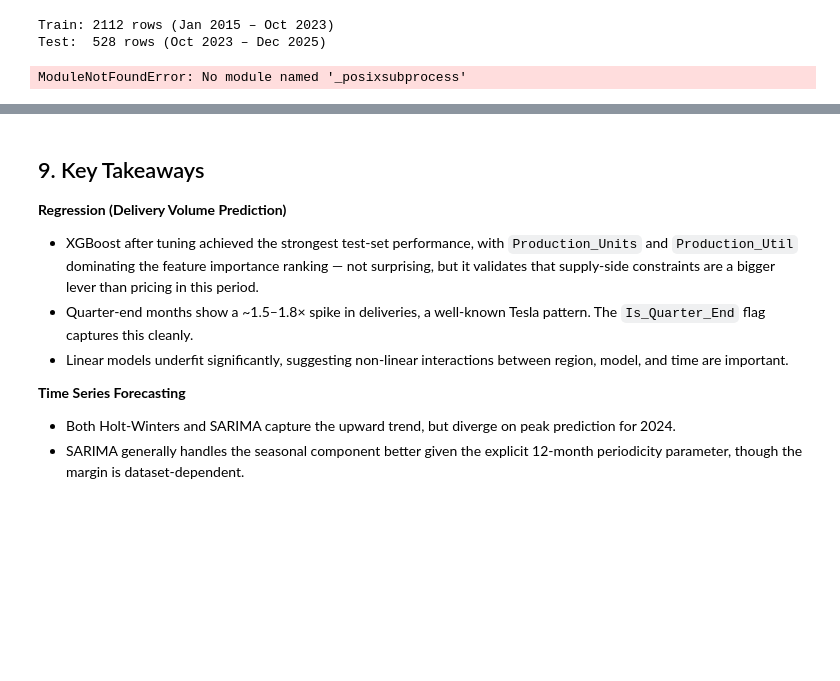
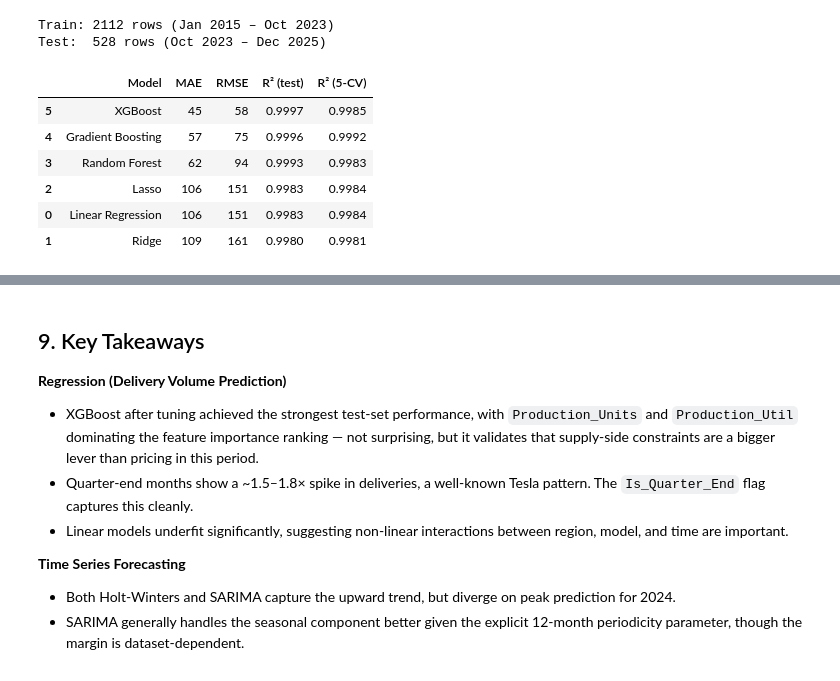
Before and after one commit to autadegayatri/Celebal_CEI_Assignments, a Jupyter notebook: week2_Gayatri_Autade.ipynb, the cells around one changed output, grey strips where cells are left out. Cells and saved outputs as stored; diff of their text form; code cells hidden in the pictures; blank space fills up the shorter version.

```diff
--- a/week2_Gayatri_Autade.ipynb
+++ b/week2_Gayatri_Autade.ipynb
@@ -317,7 +317,7 @@ def evaluate(name, model, X_tr, y_tr, X_te, y_te):
     rmse = np.sqrt(mean_squared_error(y_te, preds))
     r2   = r2_score(y_te, preds)
     cv   = cross_val_score(model, X_tr, y_tr, cv=5,
-                           scoring="r2", n_jobs=-1).mean()
+                           scoring="r2").mean()
     return {"Model": name, "MAE": mae, "RMSE": rmse, "R² (test)": r2, "R² (5-CV)": cv}
 
 results = []
@@ -325,34 +325,40 @@ results = []
 results.append(evaluate("Linear Regression",
     Pipeline([("scaler", StandardScaler()), ("reg", LinearRegression())]),
     X_train, y_train, X_test, y_test))
 
 results.append(evaluate("Ridge",
     Pipeline([("scaler", StandardScaler()), ("reg", Ridge(alpha=10))]),
     X_train, y_train, X_test, y_test))
 
 results.append(evaluate("Lasso",
     Pipeline([("scaler", StandardScaler()), ("reg", Lasso(alpha=1.0, max_iter=5000))]),
     X_train, y_train, X_test, y_test))
 
 results.append(evaluate("Random Forest",
     RandomForestRegressor(n_estimators=200, random_state=SEED),
     X_train, y_train, X_test, y_test))
 
 results.append(evaluate("Gradient Boosting",
     GradientBoostingRegressor(n_estimators=200, learning_rate=0.05, random_state=SEED),
     X_train, y_train, X_test, y_test))
 
 results.append(evaluate("XGBoost",
     XGBRegressor(n_estimators=300, learning_rate=0.05, max_depth=5,
                  subsample=0.8, random_state=SEED, verbosity=0),
     X_train, y_train, X_test, y_test))
 
 results_df = pd.DataFrame(results).sort_values("R² (test)", ascending=False)
 results_df[["Model","MAE","RMSE","R² (test)","R² (5-CV)"]].style.format(
     {"MAE": "{:,.0f}", "RMSE": "{:,.0f}", "R² (test)": "{:.4f}", "R² (5-CV)": "{:.4f}"}
 )
 # %% [output]
-ModuleNotFoundError: No module named '_posixsubprocess'
+|  | Model | MAE | RMSE | R² (test) | R² (5-CV) |
+| 5 | XGBoost | 45 | 58 | 0.9997 | 0.9985 |
+| 4 | Gradient Boosting | 57 | 75 | 0.9996 | 0.9992 |
+| 3 | Random Forest | 62 | 94 | 0.9993 | 0.9983 |
+| 2 | Lasso | 106 | 151 | 0.9983 | 0.9984 |
+| 0 | Linear Regression | 106 | 151 | 0.9983 | 0.9984 |
+| 1 | Ridge | 109 | 161 | 0.9980 | 0.9981 |
 # %%
 # Visual comparison
 fig, axes = plt.subplots(1, 2, figsize=(13, 4))
```
Also changed, not shown: parts of 11 cells of this notebook.
